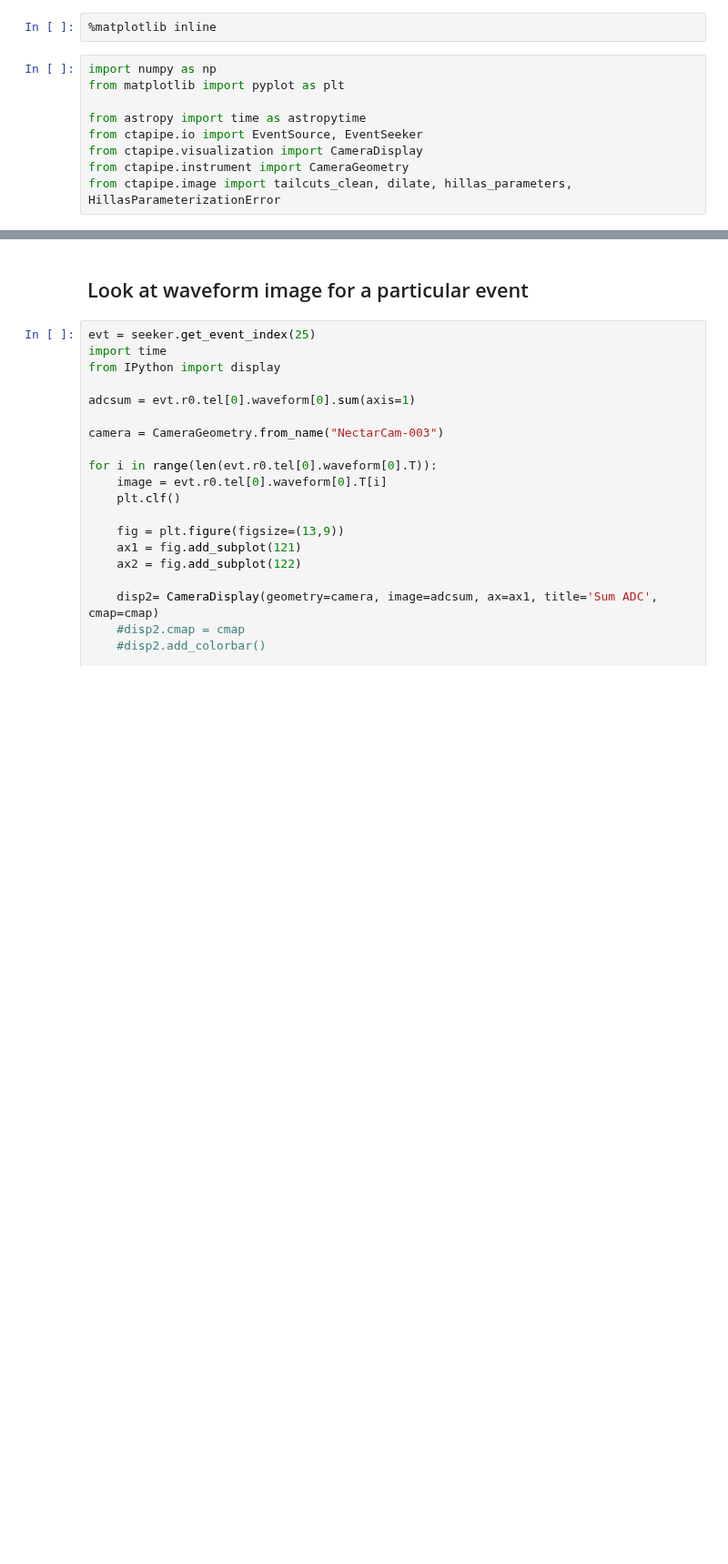
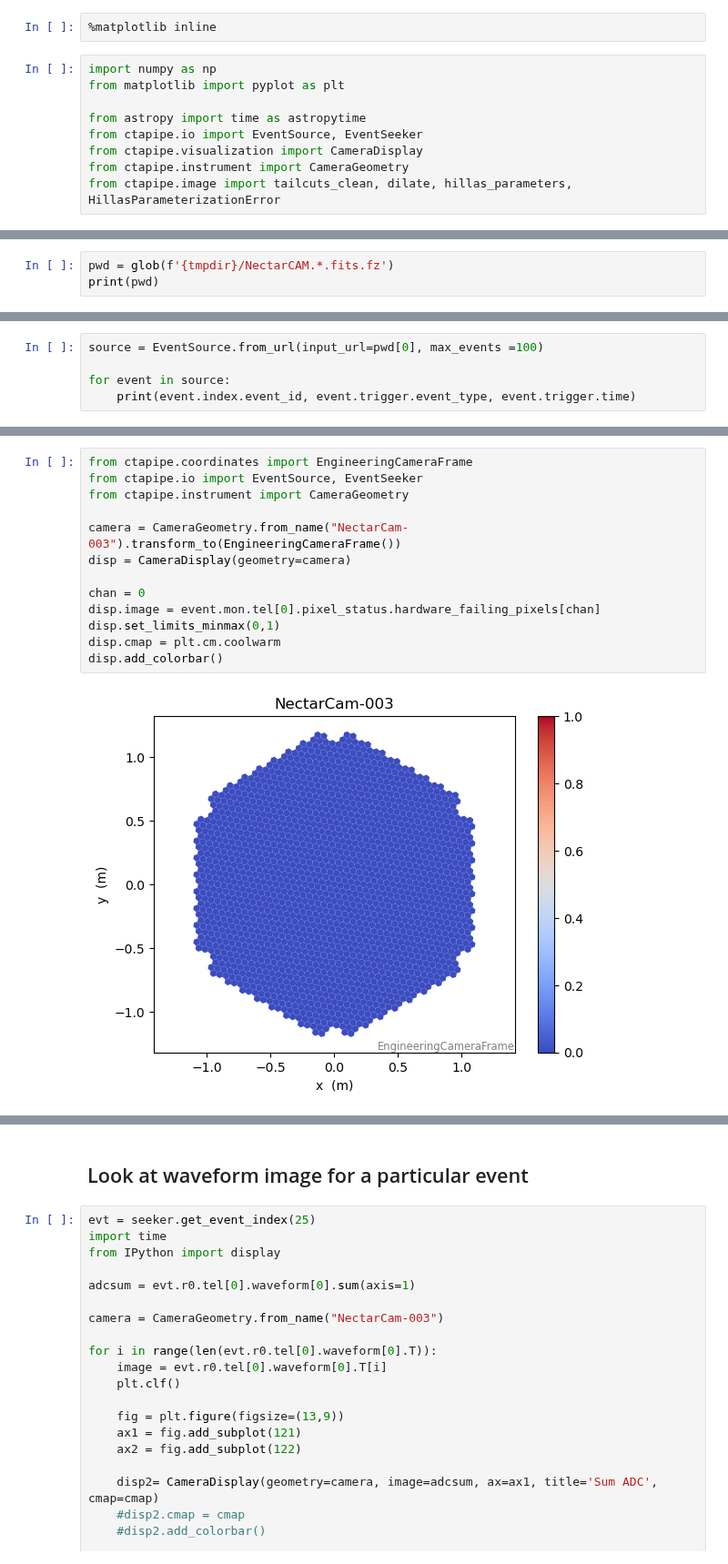
Before and after one commit to cta-observatory/nectarchain, a Jupyter notebook: notebooks/Read_NectarCAM_events.ipynb, the cells around one changed output, grey strips where cells are left out. Shown at 91% size. Drawn from its saved outputs; the diff is of its cells as text; blank space fills up the shorter version.

```diff
--- a/notebooks/Read_NectarCAM_events.ipynb
+++ b/notebooks/Read_NectarCAM_events.ipynb
@@ -18,0 +77,3 @@ seeker = EventSeeker(reader)
+# %%
+pwd = glob(f'{tmpdir}/NectarCAM.*.fits.fz')
+print(pwd)
@@ -18,0 +82,5 @@ seeker = EventSeeker(reader)
+# %%
+source = EventSource.from_url(input_url=pwd[0], max_events =100)
+
+for event in source:
+    print(event.index.event_id, event.trigger.event_type, event.trigger.time)
@@ -18,0 +119,15 @@ seeker = EventSeeker(reader)
+# %%
+from ctapipe.coordinates import EngineeringCameraFrame
+from ctapipe.io import EventSource, EventSeeker
+from ctapipe.instrument import CameraGeometry
+
+camera = CameraGeometry.from_name("NectarCam-003").transform_to(EngineeringCameraFrame())
+disp = CameraDisplay(geometry=camera)
+
+chan = 0
+disp.image = event.mon.tel[0].pixel_status.hardware_failing_pixels[chan]
+disp.set_limits_minmax(0,1)
+disp.cmap = plt.cm.coolwarm
+disp.add_colorbar()
+# %% [output]
+[figure, added]
```
Also changed, not shown: parts of 43 cells of this notebook, 4 other files.
